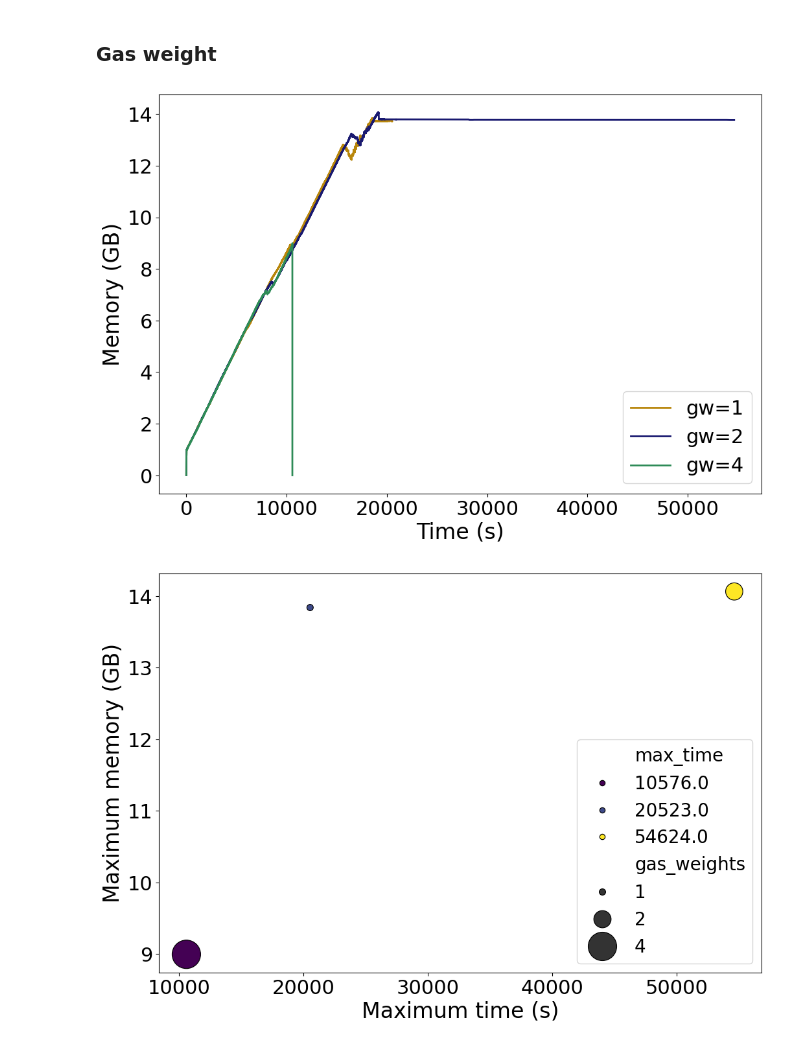
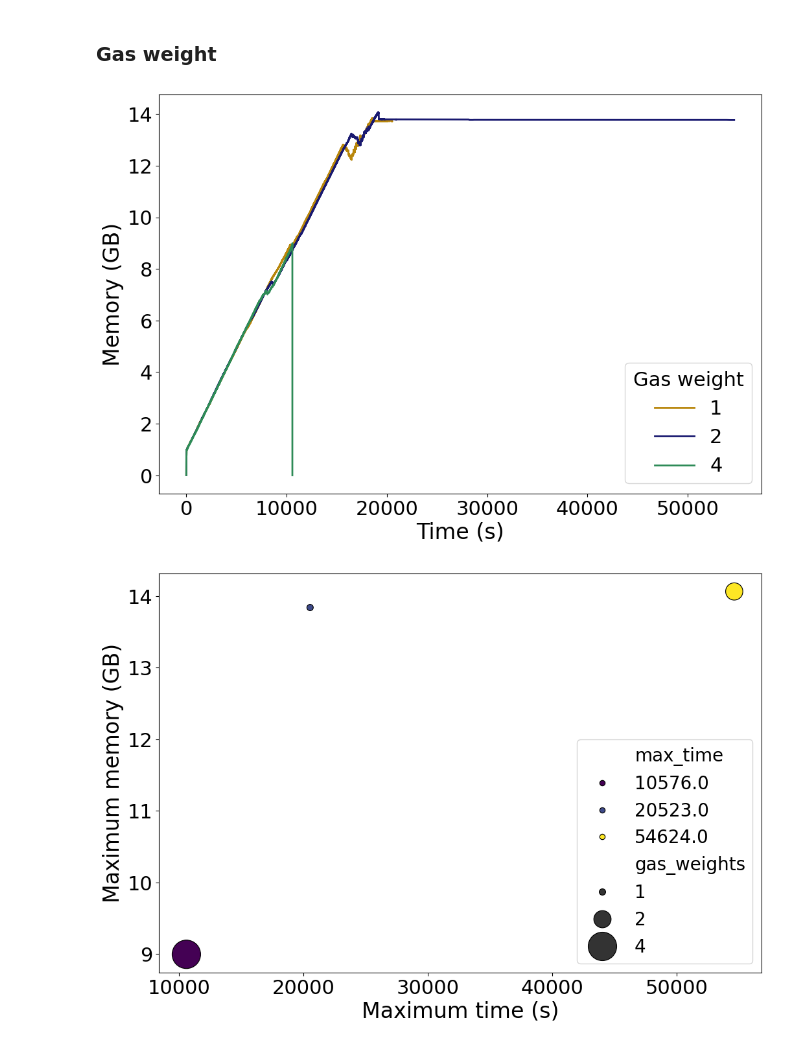
Before and after one commit to albert-queralto/car_racing_rl, a Jupyter notebook: notebooks/resources.ipynb, the cells around one changed output. Cells and saved outputs as stored; diff of their text form; code cells hidden in the pictures.

```diff
--- a/notebooks/resources.ipynb
+++ b/notebooks/resources.ipynb
@@ -36,7 +36,7 @@ for frame in df_list:
     frame['memory'] = frame['memory'] / 1000
 # %%
 colors = ['darkgoldenrod', 'midnightblue', 'seagreen', 'crimson']
-labels = ['lr=0.00001', 'lr=0.0001', 'lr=0.001', 'lr=0.01']
+labels = ['0.00001', '0.0001', '0.001', '0.01']
 
 plt.figure(figsize=(12, 8))
 for i, frame in enumerate(df_list):
@@ -46,6 +46,6 @@ plt.xlabel('Time (s)', fontsize=24)
 plt.ylabel('Memory (GB)', fontsize=24)
 plt.xticks(fontsize=22)
 plt.yticks(fontsize=22)
-plt.legend(fontsize=22, loc='lower right')
+plt.legend(fontsize=22, loc='lower right', title='Learning rate', title_fontsize=22)
 plt.show()
 # %% [output]
@@ -95,20 +95,20 @@ for frame in df_list:
 # %%
 df_list = [df_gas1, df_gas2, df_0001]
 colors = ['darkgoldenrod', 'midnightblue', 'seagreen']
-labels = ['gw=1', 'gw=2', 'gw=4']
+labels = ['1', '2', '4']
 
 plt.figure(figsize=(12, 8))
 for i, frame in enumerate(df_list):
     plt.plot(frame['time'], frame['memory'], color=colors[i], label=labels[i], linewidth=2)
 
 plt.xlabel('Time (s)', fontsize=24)
 plt.ylabel('Memory (GB)', fontsize=24)
 plt.xticks(fontsize=22)
 plt.yticks(fontsize=22)
-plt.legend(fontsize=22, loc='lower right')
+plt.legend(fontsize=22, loc='lower right', title='Gas weight', title_fontsize=22)
 plt.show()
 # %% [output]
-[figure, old version]
+[figure, new version]
 # %%
 max_values_gw = [frame['memory'].max() for frame in df_list]
 max_time_gw = [round(frame['time'].max(), 0) for frame in df_list]
```
Also changed, not shown: parts of 57 cells of this notebook.
